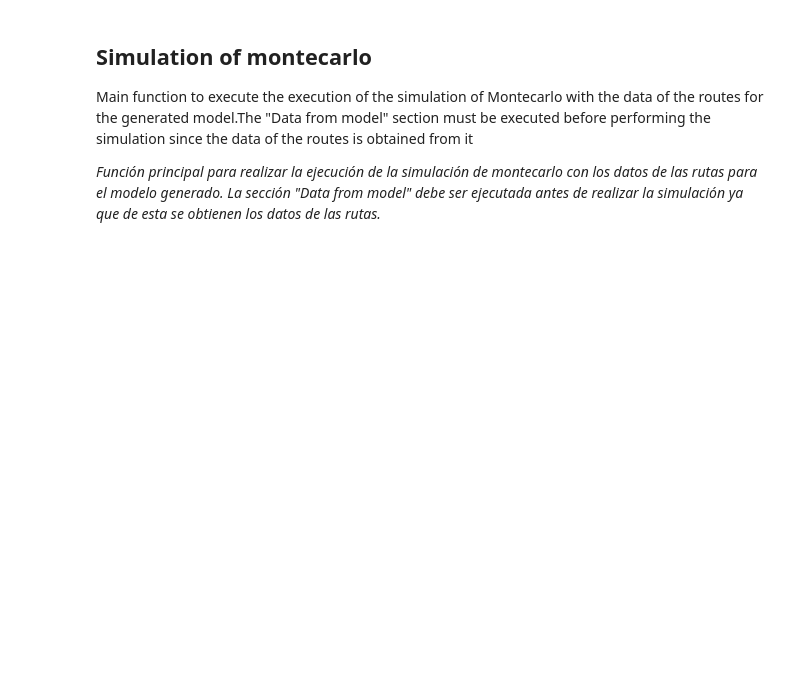
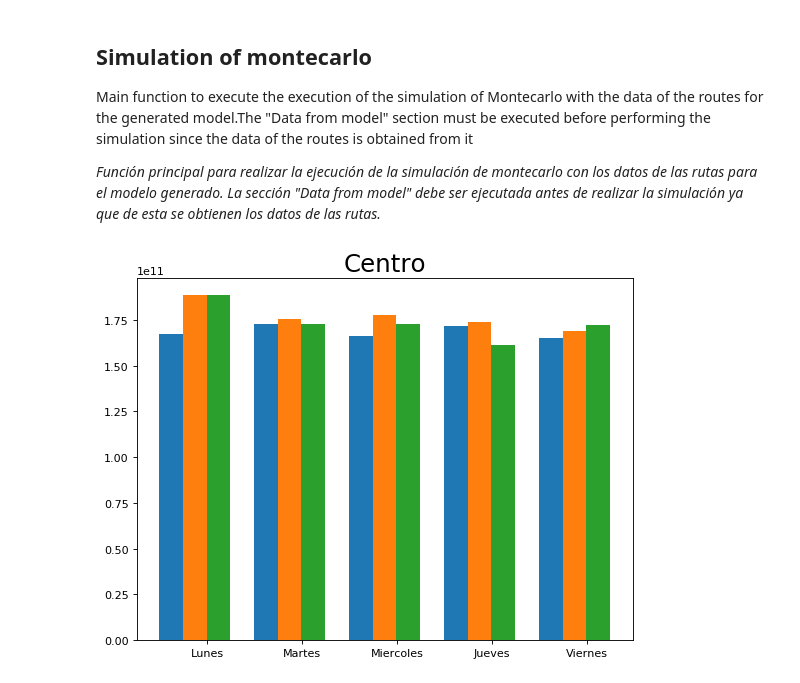
Before and after one commit to Nany262/MonteCarlo-Simulation, a Jupyter notebook: simulation-code-google.ipynb, the cells around one changed output. Drawn from its saved outputs; the diff is of its cells as text; code cells hidden in the pictures; blank space fills up the shorter version.

Commit message:
Graphics

```diff
--- a/simulation-code-google.ipynb
+++ b/simulation-code-google.ipynb
@@ -214,3 +215,24 @@ for substation in substations:
                 energy_df = pd.concat([energy_df, data_temp], ignore_index=True, axis = 1)
 
             energy_df.to_csv('Substations/' + substation + '/Puntos Aleatorios/'+ day + ' '+ hour +'/Energy.csv', header=substations, index=False)
+# %%
+#Energy in Centro
+
+file_6_9 = pd.read_csv('Substations/Centro/6-9.csv', header=0)
+file_12_14 = pd.read_csv('Substations/Centro/12-14.csv', header=0)
+file_18_20 = pd.read_csv('Substations/Centro/18-20.csv', header=0)
+
+data_6_9 = [np.mean(file_6_9['Lunes']),np.mean(file_6_9['Martes']),np.mean(file_6_9['Miercoles']),np.mean(file_6_9['Jueves']),np.mean(file_6_9['Viernes'])]
+data_12_14 = [np.mean(file_12_14['Lunes']),np.mean(file_12_14['Martes']),np.mean(file_12_14['Miercoles']),np.mean(file_12_14['Jueves']),np.mean(file_12_14['Viernes'])]
+data_18_20 = [np.mean(file_18_20['Lunes']),np.mean(file_18_20['Martes']),np.mean(file_18_20['Miercoles']),np.mean(file_18_20['Jueves']),np.mean(file_18_20['Viernes'])]
+
+x = np.arange(5)
+plt.figure(figsize=(8, 6), dpi=80)
+plt.bar(x + 0.00, data_6_9, width = 0.25)
+plt.bar(x + 0.25, data_12_14, width = 0.25)
+plt.bar(x + 0.50, data_18_20, width = 0.25)
+plt.title('Centro', fontsize=22)
+plt.xticks(x+0.38, ["Lunes", "Martes", "Miercoles", "Jueves", "Viernes"])
+plt.show()
+# %% [output]
+[figure, added]
```
Also changed, not shown: parts of 5 cells of this notebook, 8 other files.
